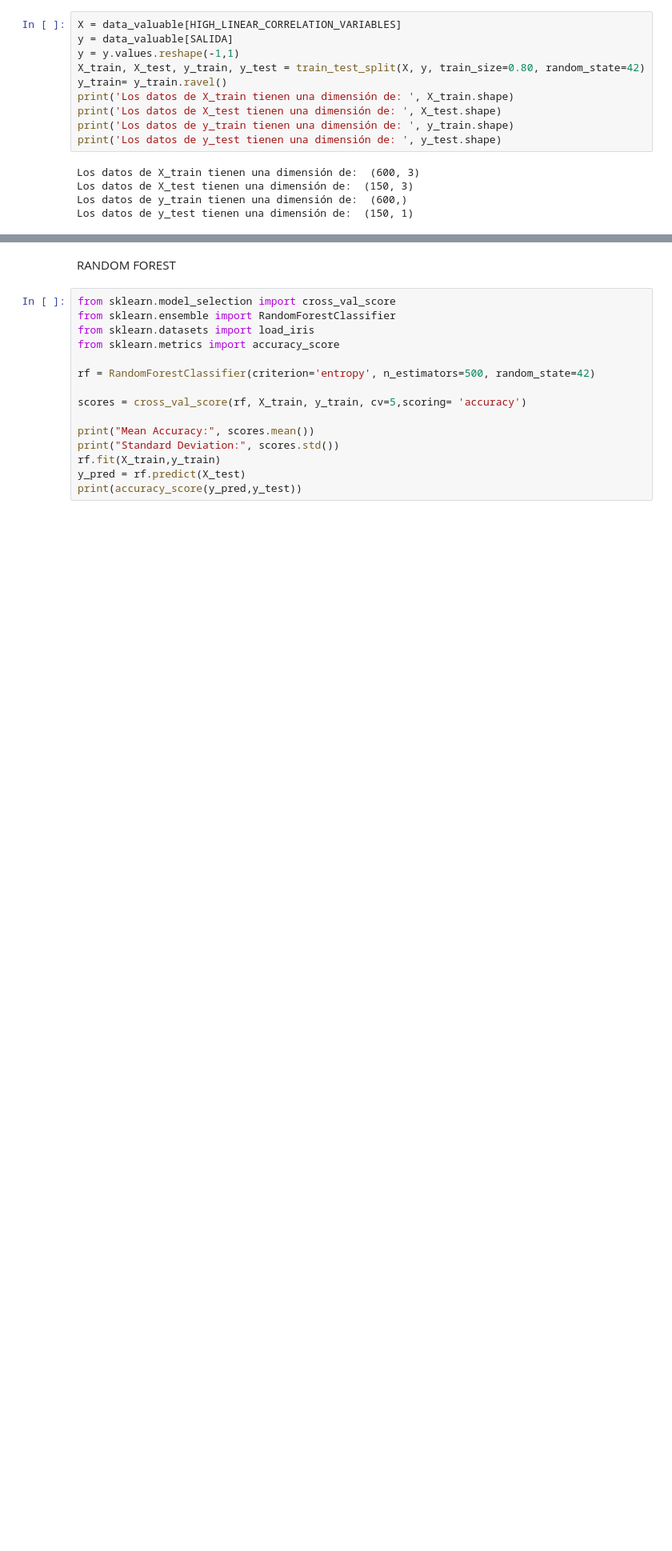
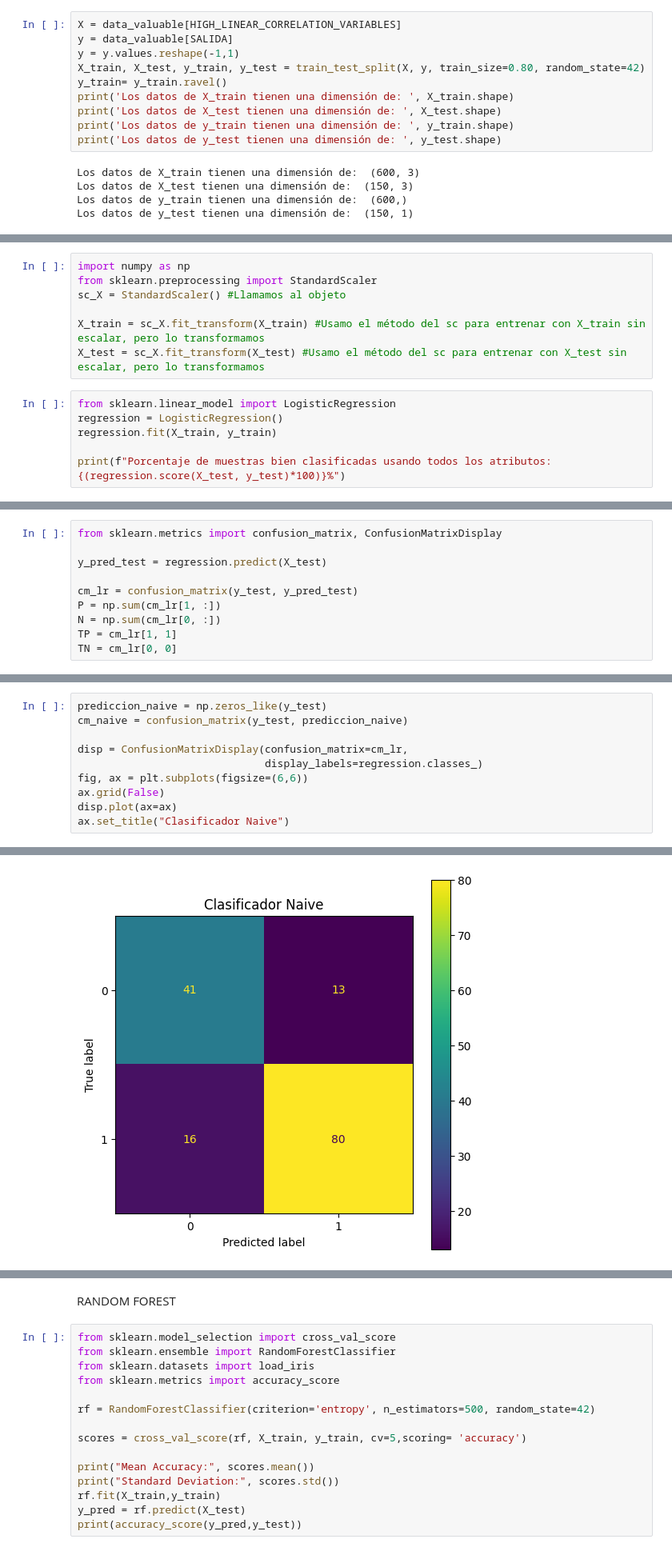
Before and after one commit to Vic-bit/aprMaqI_CEIA, a Jupyter notebook: AprMaq1_TP_final_copiaVic.ipynb, the cells around one changed output, grey strips where cells are left out. Shown at 80% size. Saved outputs shown, nothing was run; the diff lists cells and outputs as text; blank space fills up the shorter version.

```diff
--- a/AprMaq1_TP_final_copiaVic.ipynb
+++ b/AprMaq1_TP_final_copiaVic.ipynb
@@ -128,0 +131,13 @@ Los datos de y_test tienen una dimensión de:  (150, 1)
+# %%
+import numpy as np
+from sklearn.preprocessing import StandardScaler
+sc_X = StandardScaler() #Llamamos al objeto
+
+X_train = sc_X.fit_transform(X_train) #Usamo el método del sc para entrenar con X_train sin escalar, pero lo transformamos
+X_test = sc_X.fit_transform(X_test) #Usamo el método del sc para entrenar con X_test sin escalar, pero lo transformamos
+# %%
+from sklearn.linear_model import LogisticRegression
+regression = LogisticRegression()
+regression.fit(X_train, y_train)
+
+print(f"Porcentaje de muestras bien clasificadas usando todos los atributos: {(regression.score(X_test, y_test)*100)}%")
@@ -128,0 +146,10 @@ Los datos de y_test tienen una dimensión de:  (150, 1)
+# %%
+from sklearn.metrics import confusion_matrix, ConfusionMatrixDisplay
+
+y_pred_test = regression.predict(X_test)
+
+cm_lr = confusion_matrix(y_test, y_pred_test)
+P = np.sum(cm_lr[1, :])
+N = np.sum(cm_lr[0, :])
+TP = cm_lr[1, 1]
+TN = cm_lr[0, 0]
@@ -128,0 +164,11 @@ Los datos de y_test tienen una dimensión de:  (150, 1)
+# %%
+prediccion_naive = np.zeros_like(y_test)
+cm_naive = confusion_matrix(y_test, prediccion_naive)
+
+disp = ConfusionMatrixDisplay(confusion_matrix=cm_lr,
+                              display_labels=regression.classes_)
+fig, ax = plt.subplots(figsize=(6,6))
+ax.grid(False)
+disp.plot(ax=ax)
+ax.set_title("Clasificador Naive")
+# %% [output]
@@ -128,0 +176 @@ Los datos de y_test tienen una dimensión de:  (150, 1)
+[figure, added]
```
Also changed, not shown: parts of 14 cells of this notebook.
